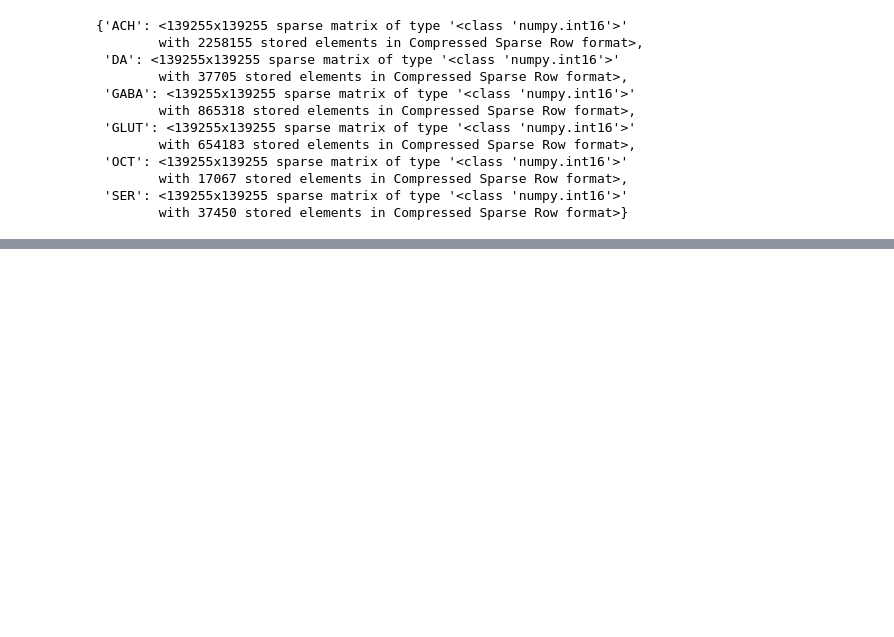
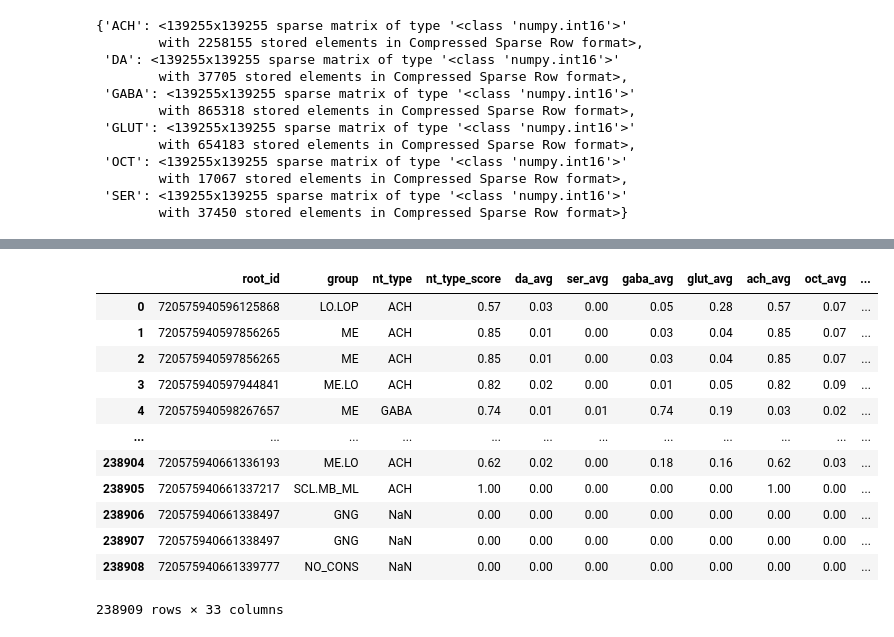
Before and after one commit to alitwinkumar/connectome_tools, a Jupyter notebook: examples/_test.ipynb, the cells around one changed output, grey strips where cells are left out. Saved outputs shown, nothing was run; the diff lists cells and outputs as text; code cells hidden in the pictures; blank space fills up the shorter version.

```diff
--- a/examples/_test.ipynb
+++ b/examples/_test.ipynb
@@ -39,0 +77,4 @@ J_by_transmitter
+# %%
+syn_coords = pd.read_csv(f"{connectome_path}/synapse_coordinates.csv")
+syn_coords.ffill(inplace=True)
+syn_coords
@@ -39,0 +95,22 @@ J_by_transmitter
+# %%
+presyn_cluster_means = syn_coords.groupby("pre_root_id")[["x", "y", "z"]].mean().rename(lambda c: f"{c}_presyn", axis=1).reset_index()
+postsyn_cluster_means = syn_coords.groupby("post_root_id")[["x", "y", "z"]].mean().rename(lambda c: f"{c}_postsyn", axis=1).reset_index()
+
+neurons_new = neurons_new.merge(presyn_cluster_means, how="left", left_on="root_id", right_on="pre_root_id")
+neurons_new = neurons_new.merge(postsyn_cluster_means, how="left", left_on="root_id", right_on="post_root_id")
+# %%
+neurons_new
+# %% [output]
+|  | root_id | group | nt_type | nt_type_score | da_avg | ser_avg | gaba_avg | glut_avg | ach_avg | oct_avg | ... |
+| 0 | 720575940596125868 | LO.LOP | ACH | 0.57 | 0.03 | 0.00 | 0.05 | 0.28 | 0.57 | 0.07 | ... |
+| 1 | 720575940597856265 | ME | ACH | 0.85 | 0.01 | 0.00 | 0.03 | 0.04 | 0.85 | 0.07 | ... |
+| 2 | 720575940597856265 | ME | ACH | 0.85 | 0.01 | 0.00 | 0.03 | 0.04 | 0.85 | 0.07 | ... |
+| 3 | 720575940597944841 | ME.LO | ACH | 0.82 | 0.02 | 0.00 | 0.01 | 0.05 | 0.82 | 0.09 | ... |
+| 4 | 720575940598267657 | ME | GABA | 0.74 | 0.01 | 0.01 | 0.74 | 0.19 | 0.03 | 0.02 | ... |
+| ... | ... | ... | ... | ... | ... | ... | ... | ... | ... | ... | ... |
+| 238904 | 720575940661336193 | ME.LO | ACH | 0.62 | 0.02 | 0.00 | 0.18 | 0.16 | 0.62 | 0.03 | ... |
+| 238905 | 720575940661337217 | SCL.MB_ML | ACH | 1.00 | 0.00 | 0.00 | 0.00 | 0.00 | 1.00 | 0.00 | ... |
+| 238906 | 720575940661338497 | GNG | NaN | 0.00 | 0.00 | 0.00 | 0.00 | 0.00 | 0.00 | 0.00 | ... |
+| 238907 | 720575940661338497 | GNG | NaN | 0.00 | 0.00 | 0.00 | 0.00 | 0.00 | 0.00 | 0.00 | ... |
+| 238908 | 720575940661339777 | NO_CONS | NaN | 0.00 | 0.00 | 0.00 | 0.00 | 0.00 | 0.00 | 0.00 | ... |
+238909 rows × 33 columns
```
Also changed, not shown: parts of 6 cells of this notebook.
